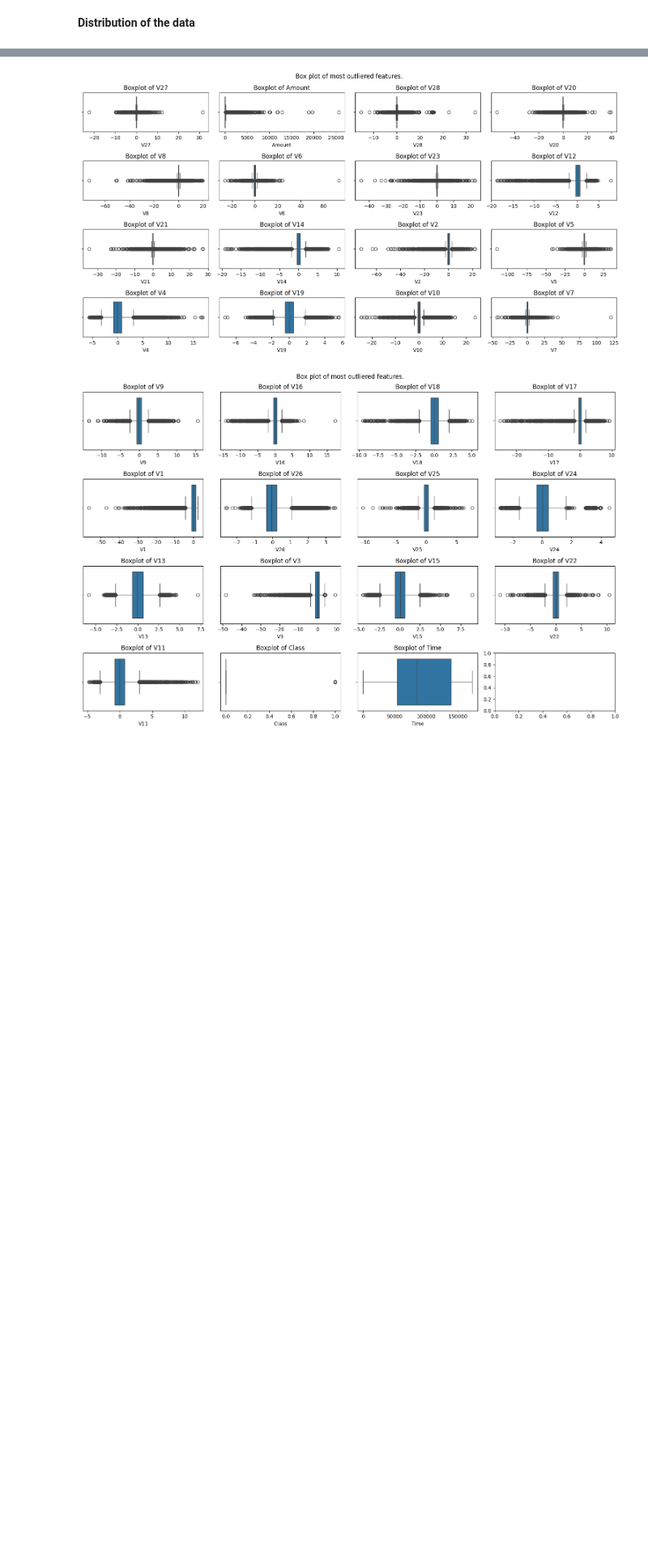
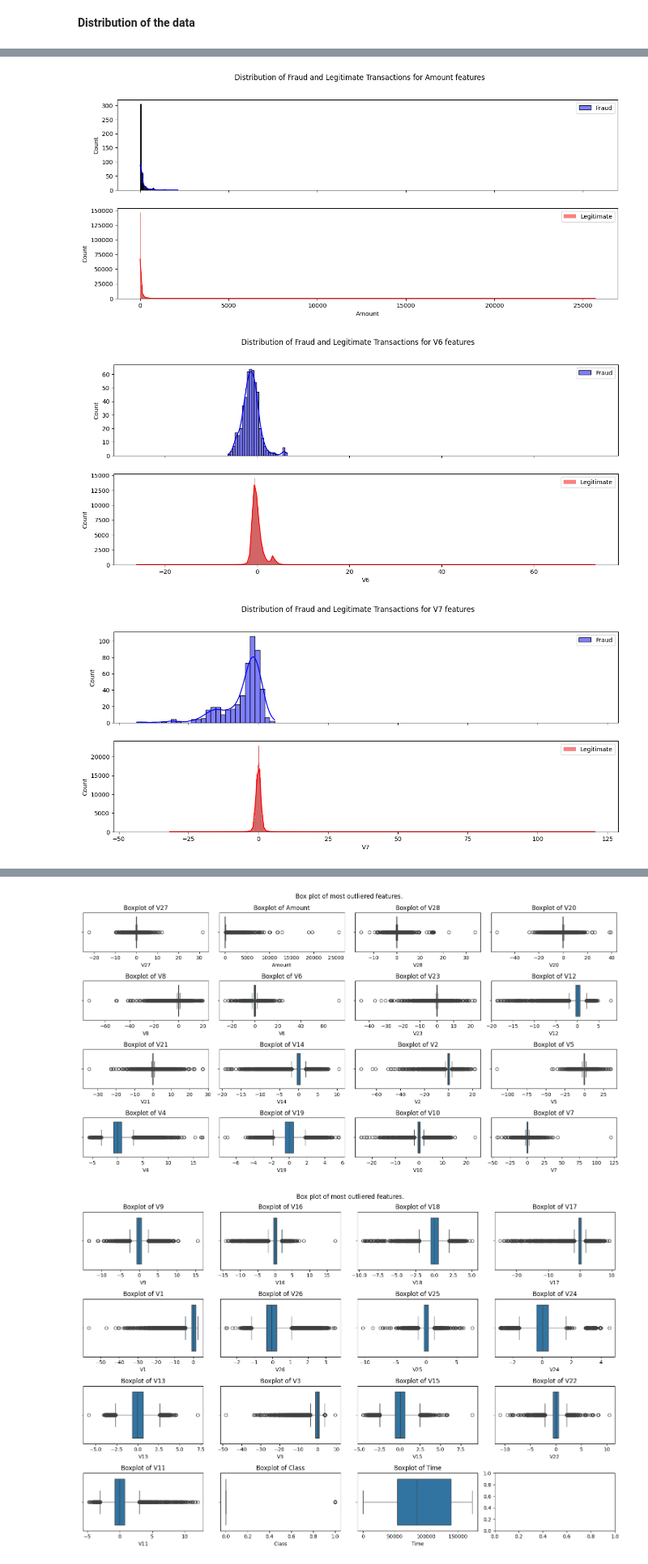
Before and after one commit to Nigatie-Sahlie/ML-Classification-Projects, a Jupyter notebook: notebooks/Fraud_detection.ipynb, the cells around one changed output, grey strips where cells are left out. Shown at 81% size. Drawn from its saved outputs; the diff is of its cells as text; code cells hidden in the pictures; blank space fills up the shorter version.

```diff
--- a/notebooks/Fraud_detection.ipynb
+++ b/notebooks/Fraud_detection.ipynb
@@ -93,0 +99,11 @@ prep.sub_plot(frauded_df[group1], legitmate_df[group1], 3, 4, 35, 15, group1) #t
+# %%
+prep = importlib.reload(prep)
+
+#right skewed features
+right_skewed = ["Amount", "V6", "V7"]
+for i in right_skewed:
+    prep.plot_in_pair(frauded_df[i], legitmate_df[i])
+# %% [output]
+[figure, added]
+[figure, added]
+[figure, added]
```
Also changed, not shown: parts of 79 cells of this notebook, 1 other file.
